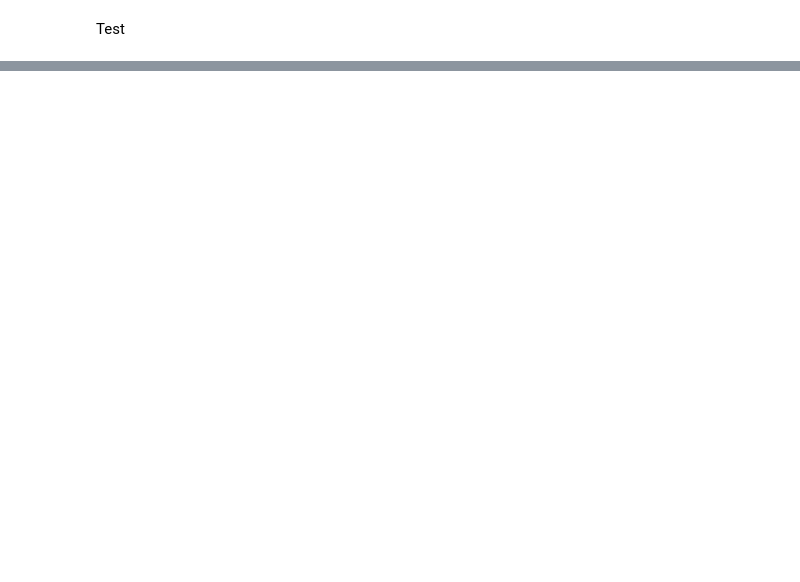
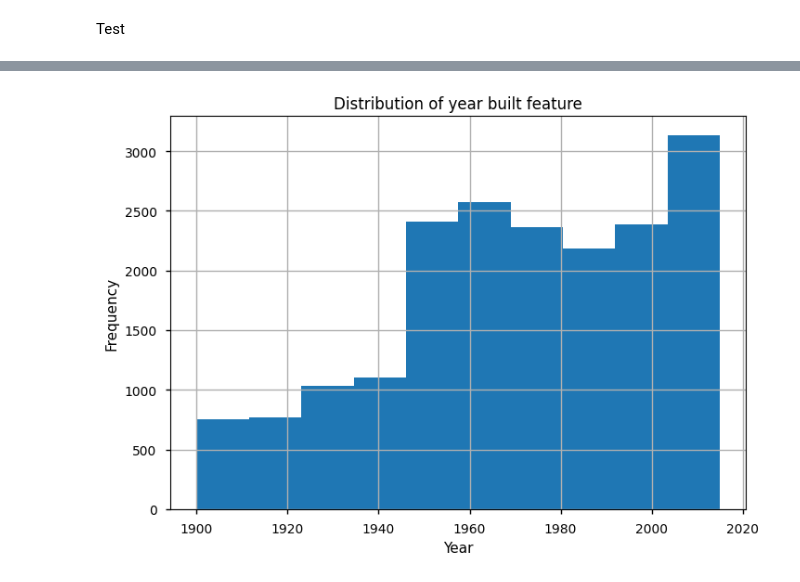
Before and after one commit to peleemanuel/IC, a Jupyter notebook: notebooks/prediction_mods.ipynb, the cells around one changed output, grey strips where cells are left out. Saved outputs shown, nothing was run; the diff lists cells and outputs as text; code cells hidden in the pictures; blank space fills up the shorter version.

```diff
--- a/notebooks/prediction_mods.ipynb
+++ b/notebooks/prediction_mods.ipynb
@@ -243,0 +343,8 @@ Y_pred = model.predict(X_test)
+# %%
+# Split features X and target y
+X = kcdata.drop('price', axis=1)
+y = kcdata['price']
+# %%
+# Train-test split (10% to test set)
+X_train, X_test, y_train, y_test = train_test_split(
+    X, y, test_size=0.1, random_state=42)
@@ -243,0 +356,3 @@ Y_pred = model.predict(X_test)
+# %%
+# Set df as our training set, including features and target
+df = pd.concat([X_train, y_train], axis=1)
@@ -243,0 +440,2 @@ Y_pred = model.predict(X_test)
+# %%
+df.drop_duplicates(inplace=True)
@@ -243,0 +463,9 @@ Y_pred = model.predict(X_test)
+# %%
+# Visualise yr_built distribution
+df['yr_built'].hist()
+plt.xlabel('Year')
+plt.ylabel('Frequency')
+plt.title('Distribution of year built feature')
+plt.show()
+# %% [output]
+[figure, added]
```
Also changed, not shown: parts of 41 cells of this notebook, 1 other file.
